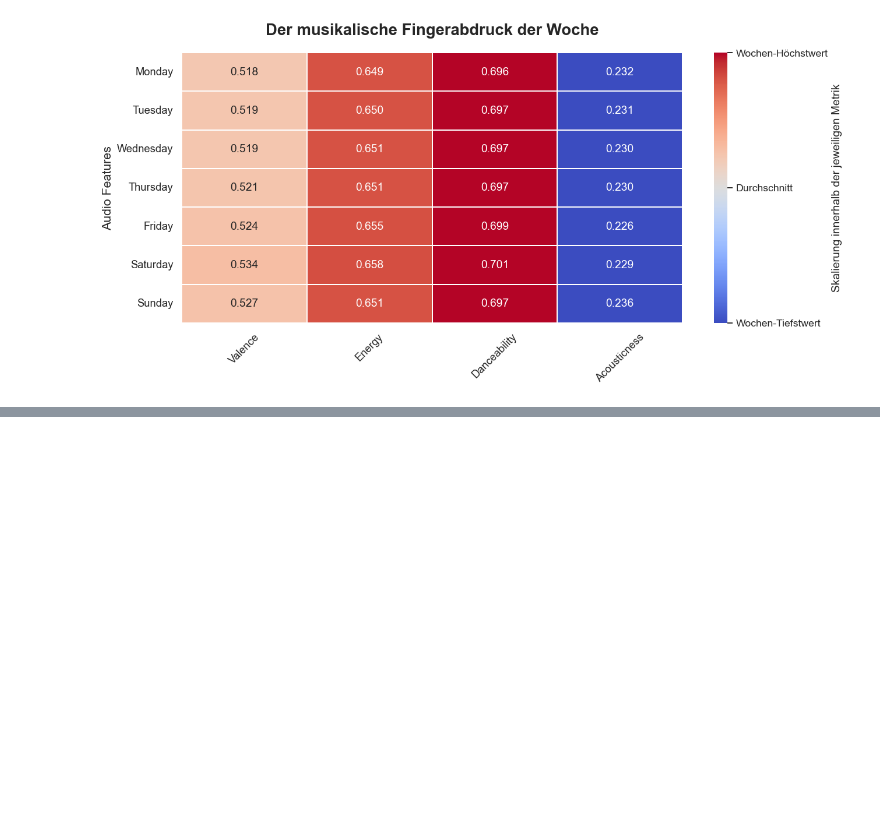
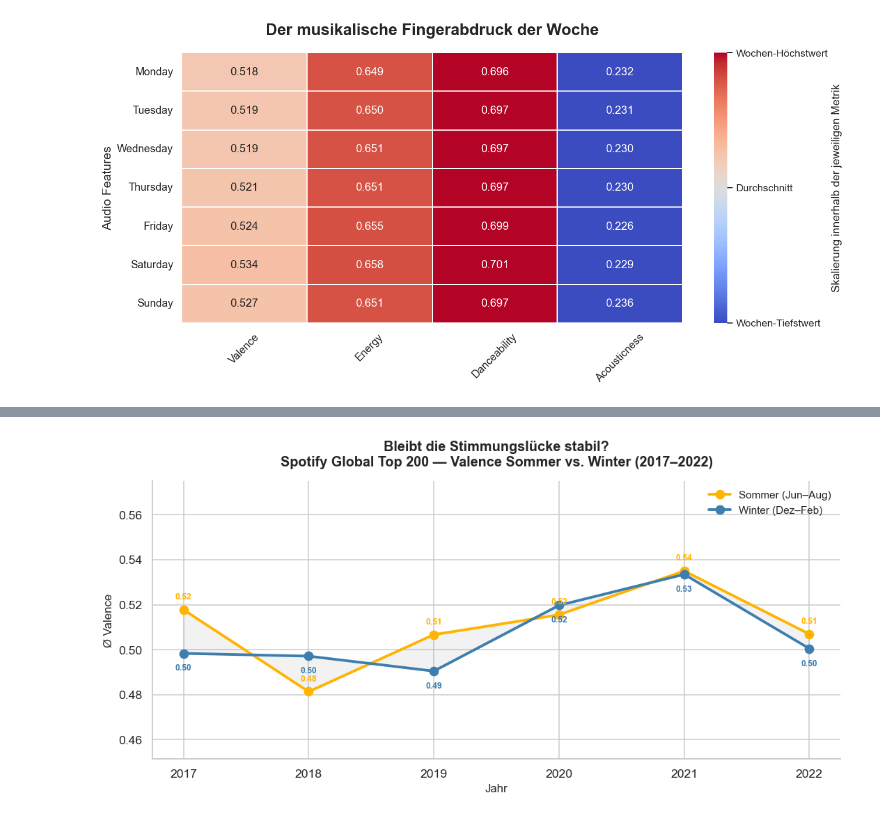
Before and after one commit to Jonas47833/Data-Visualisation, a Jupyter notebook: Notebook/Streaming_Stimmungs_Analyse.ipynb, the cells around one changed output, grey strips where cells are left out. Saved outputs shown, nothing was run; the diff lists cells and outputs as text; code cells hidden in the pictures; blank space fills up the shorter version.

Commit message:
neue Visualisierung mit einem guten Vergleich der beiden Datensätze

```diff
--- a/Notebook/Streaming_Stimmungs_Analyse.ipynb
+++ b/Notebook/Streaming_Stimmungs_Analyse.ipynb
@@ -1558,0 +1562,65 @@ plt.show()
+# %%
+# === Schritt 17: Saisonale Valence-Lücke im Jahresverlauf ===
+
+import pandas as pd
+import matplotlib.pyplot as plt
+import seaborn as sns
+
+FARBE_SOMMER = '#FFB400'
+FARBE_WINTER = '#3D7EAE'
+
+# Daten laden & deduplizieren (jeder Song nur einmal pro Tag, da mehrere Künstler-Zeilen)
+v3 = pd.read_csv('../Datensätze/Spotify_Dataset_V3.csv', sep=';')
+v3['Date'] = pd.to_datetime(v3['Date'], dayfirst=True)
+v3 = v3.drop_duplicates(subset=['id', 'Date'])
+
+v3['year']  = v3['Date'].dt.year
+v3['month'] = v3['Date'].dt.month
+
+# Nur Sommer- (Jun–Aug) und Wintermonate (Dez–Feb)
+saison_map = {6: 'Sommer', 7: 'Sommer', 8: 'Sommer',
+              12: 'Winter', 1: 'Winter', 2: 'Winter'}
+v3_s = v3[v3['month'].isin(saison_map)].copy()
+v3_s['saison'] = v3_s['month'].map(saison_map)
+
+# Jahres-Valence aggregieren (2017–2022: vollständige Sommer UND Winter vorhanden)
+jahres_val = (
+    v3_s[v3_s['year'].between(2017, 2022)]
+    .groupby(['year', 'saison'])['Valence']
+    .mean()
+    .unstack('saison')
+)
+
+fig, ax = plt.subplots(figsize=(10, 5))
+jahre = jahres_val.index
+
+ax.plot(jahre, jahres_val['Sommer'], color=FARBE_SOMMER, lw=2.5,
+        marker='o', ms=8, label='Sommer (Jun–Aug)')
+ax.plot(jahre, jahres_val['Winter'], color=FARBE_WINTER, lw=2.5,
+        marker='o', ms=8, label='Winter (Dez–Feb)')
+
+ax.fill_between(jahre, jahres_val['Sommer'], jahres_val['Winter'],
+                alpha=0.10, color='gray')
+
+# Werte direkt an den Punkten beschriften
+for y in jahre:
+    s = jahres_val.loc[y, 'Sommer']
+    w = jahres_val.loc[y, 'Winter']
+    ax.annotate(f'{s:.2f}', (y, s), textcoords='offset points',
+                xytext=(0, 10), ha='center', fontsize=8, color=FARBE_SOMMER, fontweight='bold')
+    ax.annotate(f'{w:.2f}', (y, w), textcoords='offset points',
+                xytext=(0, -16), ha='center', fontsize=8, color=FARBE_WINTER, fontweight='bold')
+
+ax.set_title('Bleibt die Stimmungslücke stabil?\nSpotify Global Top 200 — Valence Sommer vs. Winter (2017–2022)',
+             fontsize=13, fontweight='bold', pad=14)
+ax.set_xlabel('Jahr', fontsize=11)
+ax.set_ylabel('Ø Valence', fontsize=11)
+ax.set_xticks(jahre)
+ax.set_ylim(jahres_val.values.min() - 0.03, jahres_val.values.max() + 0.04)
+ax.legend(frameon=False, fontsize=10)
+sns.despine(ax=ax)
+
+plt.tight_layout()
+plt.show()
+# %% [output]
+[figure, added]
```
Also changed, not shown: parts of 2 cells of this notebook.
